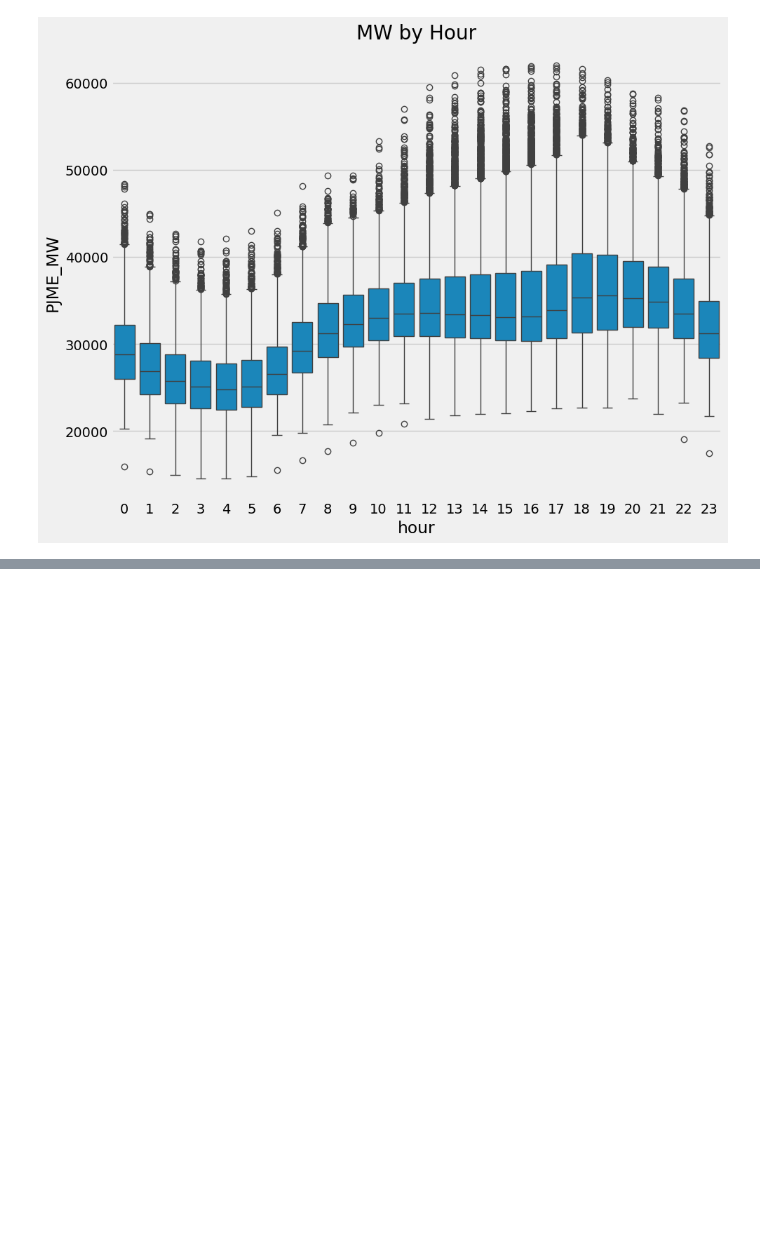
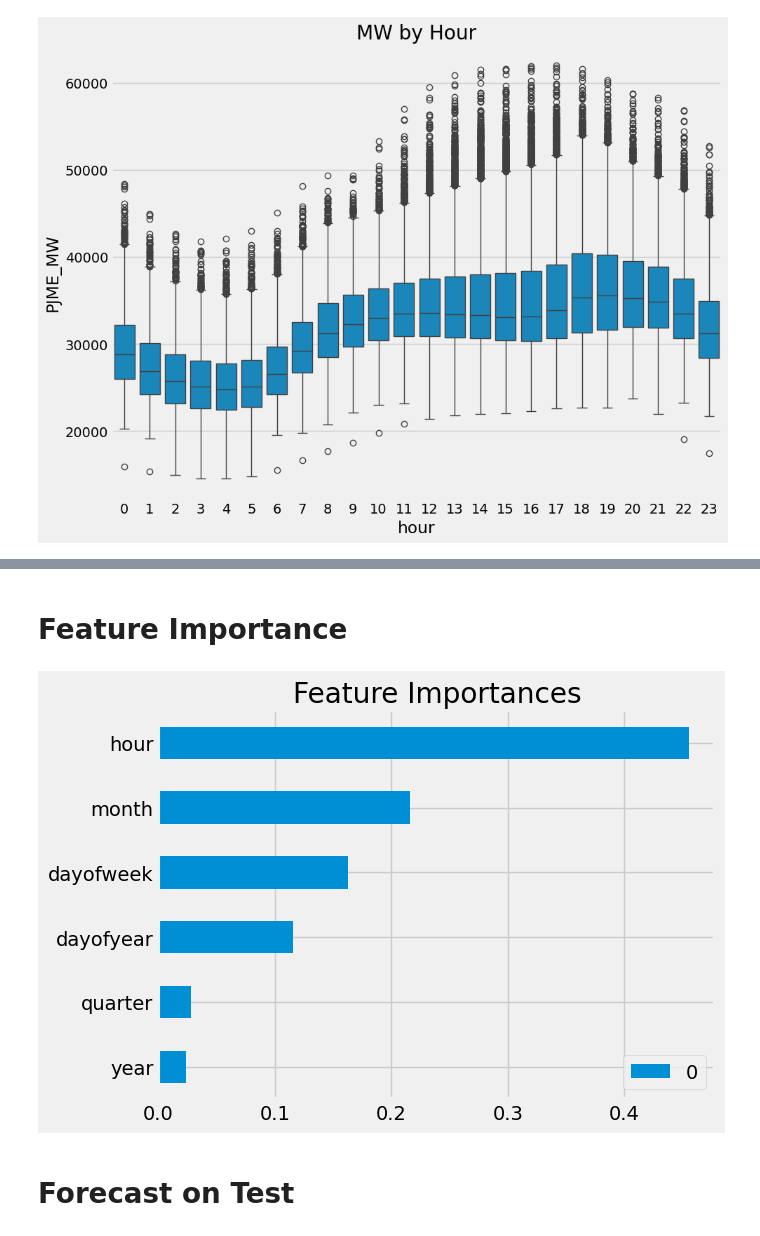
Before and after one commit to hhprojects/Time-Series-Forecasting-with-XGBoost-PJME-Dataset, a Jupyter notebook: main.ipynb, the cells around one changed output, grey strips where cells are left out. Drawn from its saved outputs; the diff is of its cells as text; code cells hidden in the pictures; blank space fills up the shorter version.

Commit message:
Basic Time Series Forecasting completed

```diff
--- a/main.ipynb
+++ b/main.ipynb
@@ -85,0 +79,3 @@ plt.show()
+# %%
+train = create_features(train)
+test = create_features(test)
@@ -85,0 +109,14 @@ plt.show()
+# %%
+features = ['dayofyear', 'hour', 'dayofweek', 'quarter', 'month', 'year']
+target = 'PJME_MW'
+# %%
+X_train = train[features]
+y_train = train[target]
+
+X_test = test[features]
+y_test = test[target]
+# %%
+reg = xgb.XGBRegressor(n_estimators=1000, early_stopping_rounds=50, learning_rate=0.01)
+reg.fit(X_train, y_train,
+        eval_set=[(X_train, y_train), (X_test, y_test)],
+        verbose=100)
@@ -85,0 +141,9 @@ plt.show()
+# %% [markdown]
+# Feature Importance
+# %%
+pd.DataFrame(reg.feature_importances_, index=reg.feature_names_in_).sort_values(by=0).plot(kind='barh', title='Feature Importance')
+plt.show()
+# %% [output]
+[figure, added]
+# %% [markdown]
+# Forecast on Test
```
Also changed, not shown: parts of 15 cells of this notebook.
